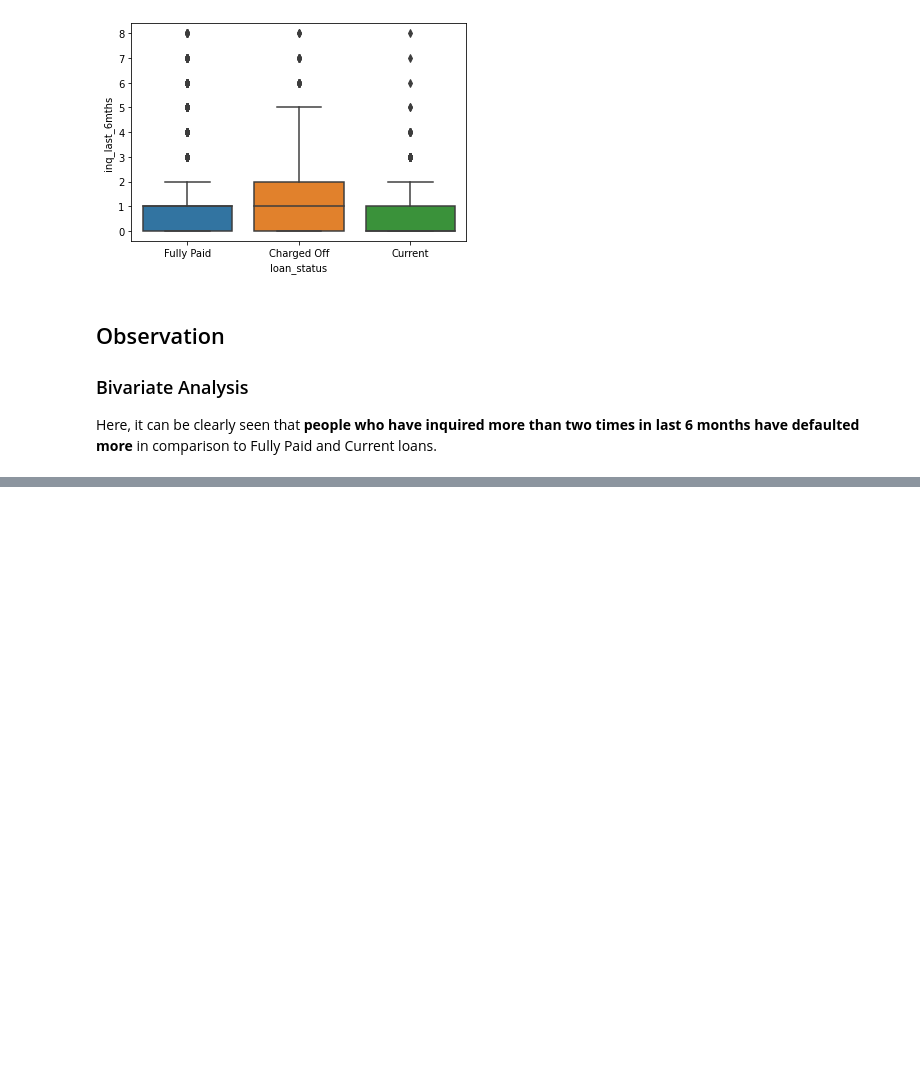
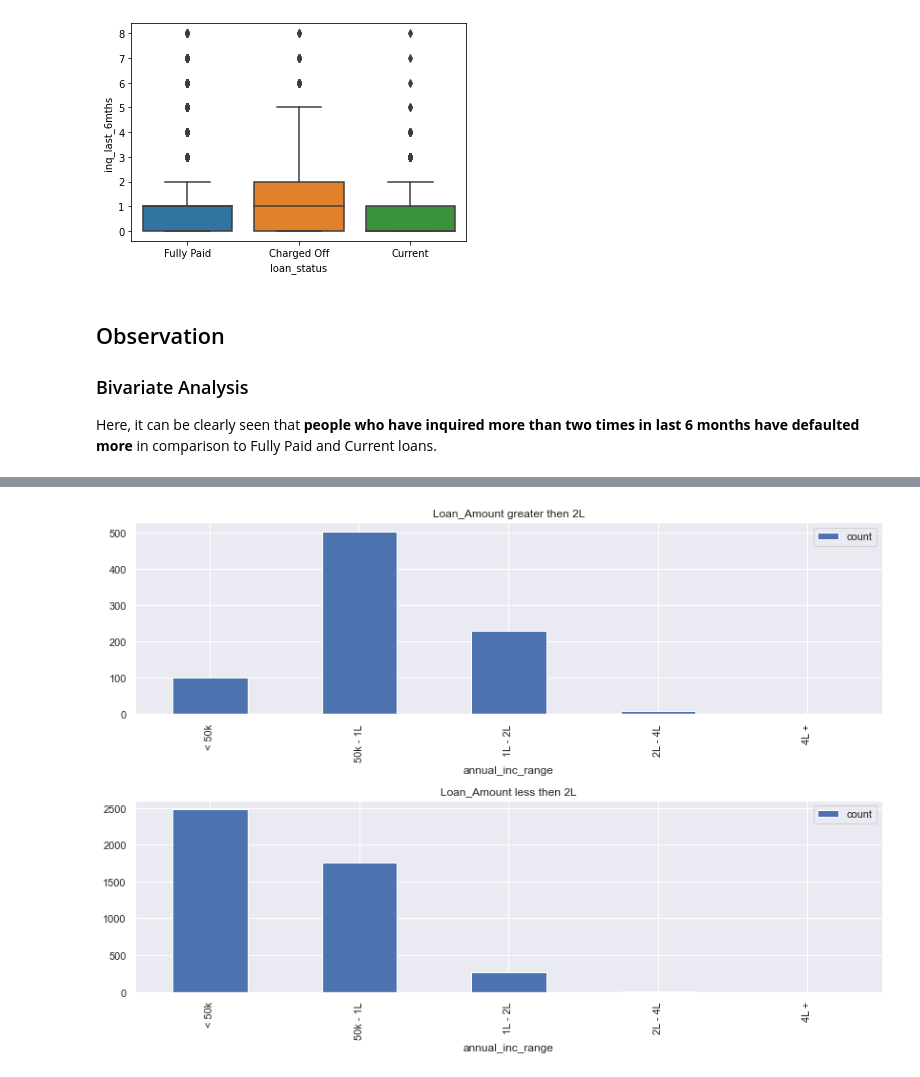
Before and after one commit to pndy19/lending_club_case_study, a Jupyter notebook: Lending_Club.ipynb, the cells around one changed output, grey strips where cells are left out. Cells and saved outputs as stored; diff of their text form; code cells hidden in the pictures; blank space fills up the shorter version.

```diff
--- a/Lending_Club.ipynb
+++ b/Lending_Club.ipynb
@@ -813,0 +851,9 @@ Here, it can be clearly seen that __people who have inquired more than two times
+# %%
+fig, axes = plt.subplots(nrows=2, ncols=1)
+
+df_loan[(df_loan['loan_status']=='Charged Off') &  (df_loan['loan_amnt']>20000) ].groupby(['annual_inc_range']).agg(['count'])['loan_amnt'].plot.bar(title='Loan_Amount greater then 2L',ax=axes[0])
+
+df_loan[(df_loan['loan_status']=='Charged Off') &  (df_loan['loan_amnt']<20000) ].groupby(['annual_inc_range']).agg(['count'])['loan_amnt'].plot.bar(title='Loan_Amount less then 2L',ax=axes[1])
+plt.tight_layout()
+# %% [output]
+[figure, added]
```
Also changed, not shown: parts of 21 cells of this notebook.
